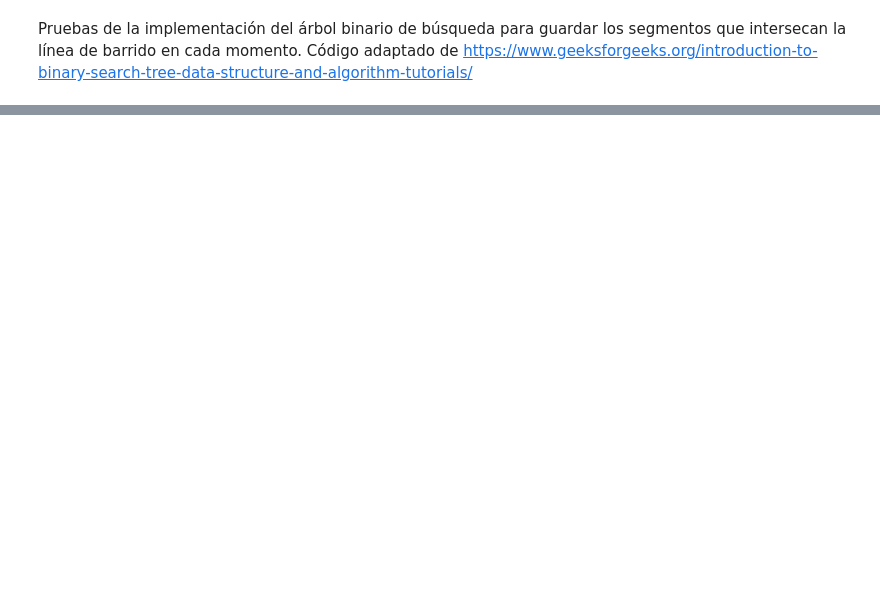
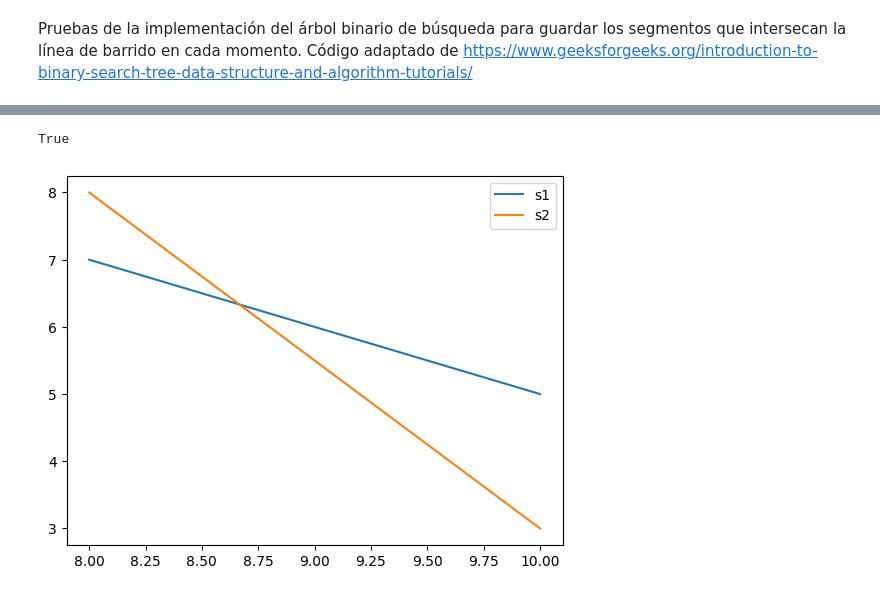
Before and after one commit to Pagutri/Tarea2Geometria, a Jupyter notebook: test_sweep_line.ipynb, the cells around one changed output, grey strips where cells are left out. Saved outputs shown, nothing was run; the diff lists cells and outputs as text; code cells hidden in the pictures; blank space fills up the shorter version.

```diff
--- a/test_sweep_line.ipynb
+++ b/test_sweep_line.ipynb
@@ -58,0 +40,12 @@ inorder(raiz)
+# %%
+p1 = Point(8, 8)
+p2 = Point(8, 7)
+s1 = Segment(p2, Point(10, 5))
+s2 = Segment(p1, Point(10, 3))
+s1.dibujar("s1")
+s2.dibujar("s2")
+plt.legend()
+print(s1 < s2)
+# %% [output]
+True
+[figure, added]
```
Also changed, not shown: parts of 6 cells of this notebook, 1 other file.
